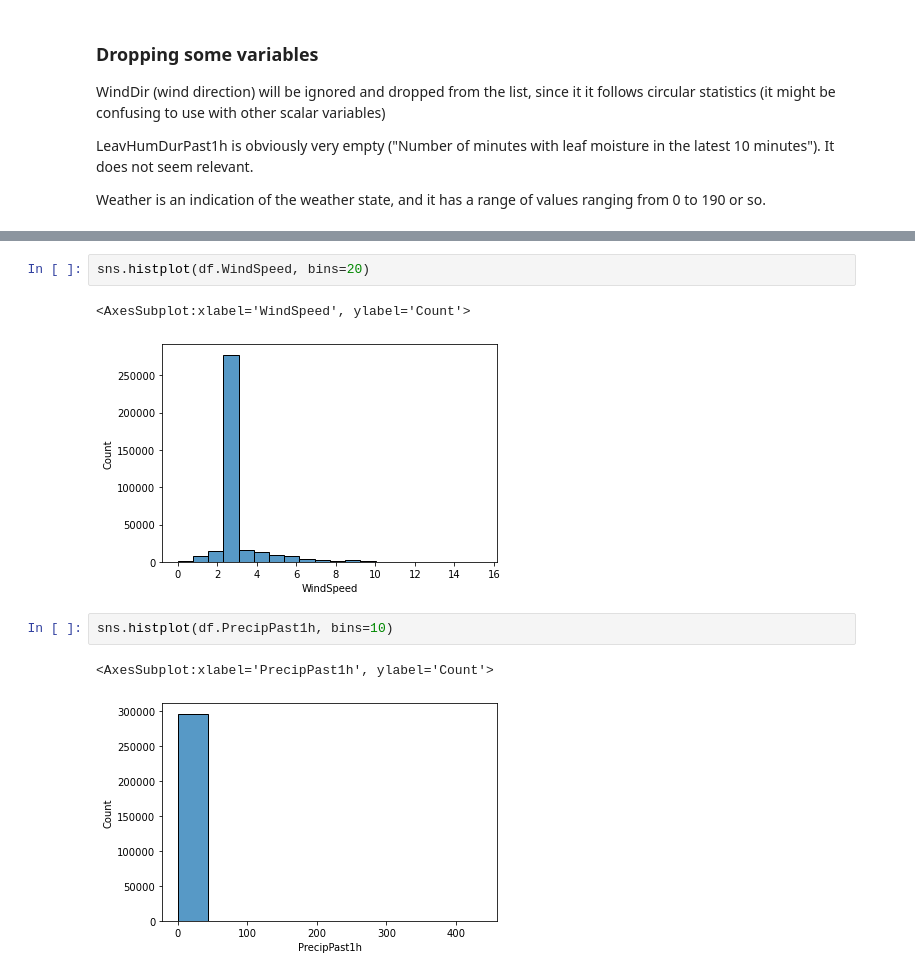
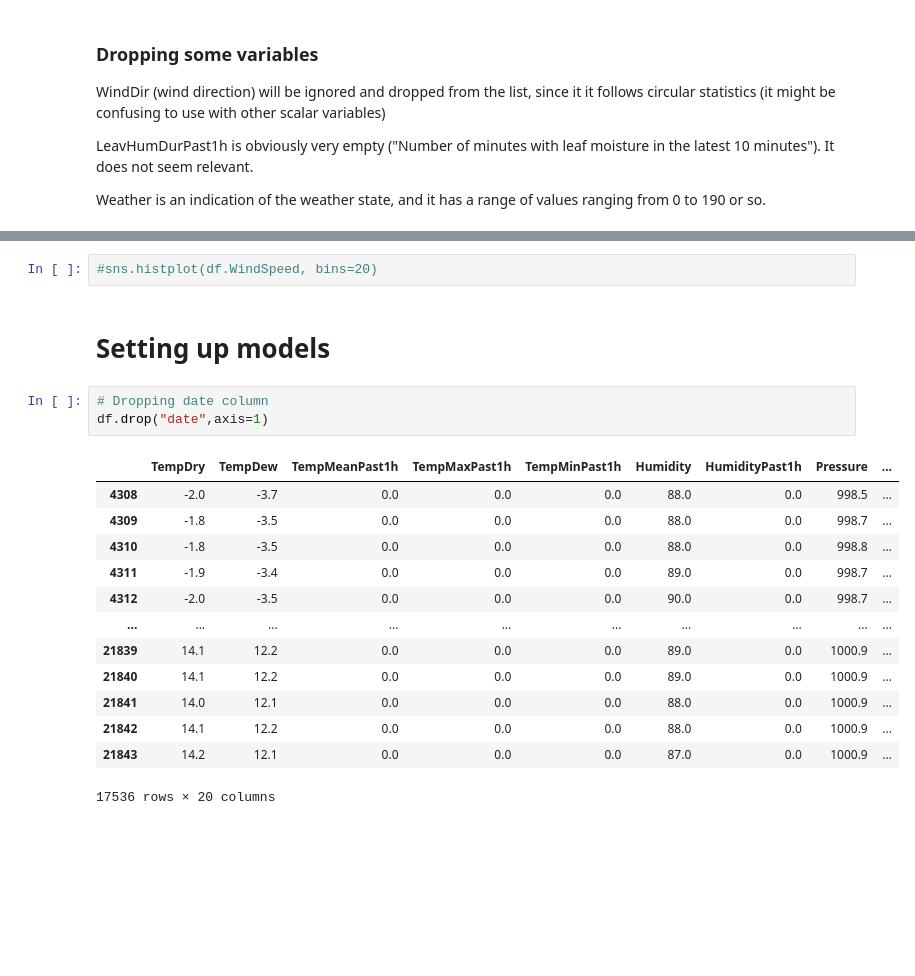
Before and after one commit to carlos9917/ml_project2, a Jupyter notebook: data_eda.ipynb, the cells around one changed output, grey strips where cells are left out. Drawn from its saved outputs; the diff is of its cells as text; blank space fills up the shorter version.

Commit message:
Advanced a bit more on eda and model generation

```diff
--- a/data_eda.ipynb
+++ b/data_eda.ipynb
@@ -87,11 +174,22 @@ Do some unit conversions below
 # %%
-sns.histplot(df.WindSpeed, bins=20)
+#sns.histplot(df.WindSpeed, bins=20)
-# %% [output]
-<AxesSubplot:xlabel='WindSpeed', ylabel='Count'>
-[figure, removed]
-# %%
-sns.histplot(df.PrecipPast1h, bins=10)
-# %% [output]
-<AxesSubplot:xlabel='PrecipPast1h', ylabel='Count'>
-[figure, removed]
+# %% [markdown]
+# Setting up models
+# %%
+# Dropping date column
+df.drop("date",axis=1)
+# %% [output]
+|  | TempDry | TempDew | TempMeanPast1h | TempMaxPast1h | TempMinPast1h | Humidity | HumidityPast1h | Pressure | ... |
+| 4308 | -2.0 | -3.7 | 0.0 | 0.0 | 0.0 | 88.0 | 0.0 | 998.5 | ... |
+| 4309 | -1.8 | -3.5 | 0.0 | 0.0 | 0.0 | 88.0 | 0.0 | 998.7 | ... |
+| 4310 | -1.8 | -3.5 | 0.0 | 0.0 | 0.0 | 88.0 | 0.0 | 998.8 | ... |
+| 4311 | -1.9 | -3.4 | 0.0 | 0.0 | 0.0 | 89.0 | 0.0 | 998.7 | ... |
+| 4312 | -2.0 | -3.5 | 0.0 | 0.0 | 0.0 | 90.0 | 0.0 | 998.7 | ... |
+| ... | ... | ... | ... | ... | ... | ... | ... | ... | ... |
+| 21839 | 14.1 | 12.2 | 0.0 | 0.0 | 0.0 | 89.0 | 0.0 | 1000.9 | ... |
+| 21840 | 14.1 | 12.2 | 0.0 | 0.0 | 0.0 | 89.0 | 0.0 | 1000.9 | ... |
+| 21841 | 14.0 | 12.1 | 0.0 | 0.0 | 0.0 | 88.0 | 0.0 | 1000.9 | ... |
+| 21842 | 14.1 | 12.2 | 0.0 | 0.0 | 0.0 | 88.0 | 0.0 | 1000.9 | ... |
+| 21843 | 14.2 | 12.1 | 0.0 | 0.0 | 0.0 | 87.0 | 0.0 | 1000.9 | ... |
+17536 rows × 20 columns
 # %% [markdown]
```
Also changed, not shown: parts of 34 cells of this notebook.
